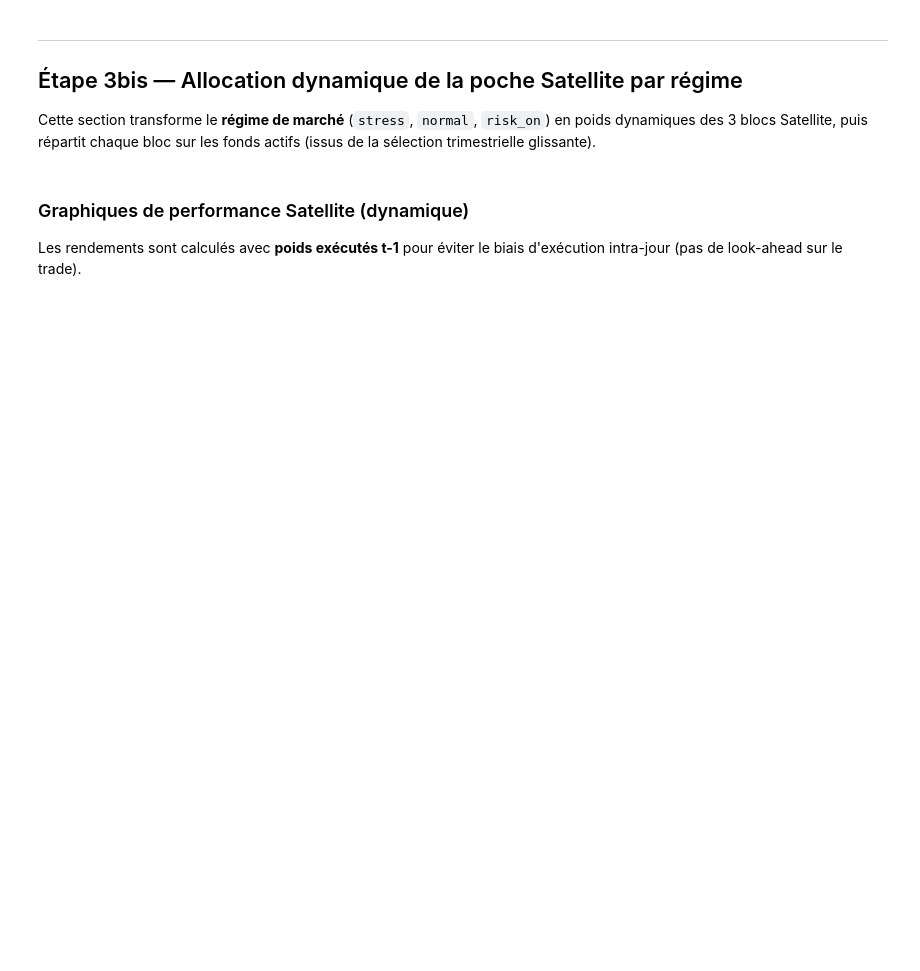
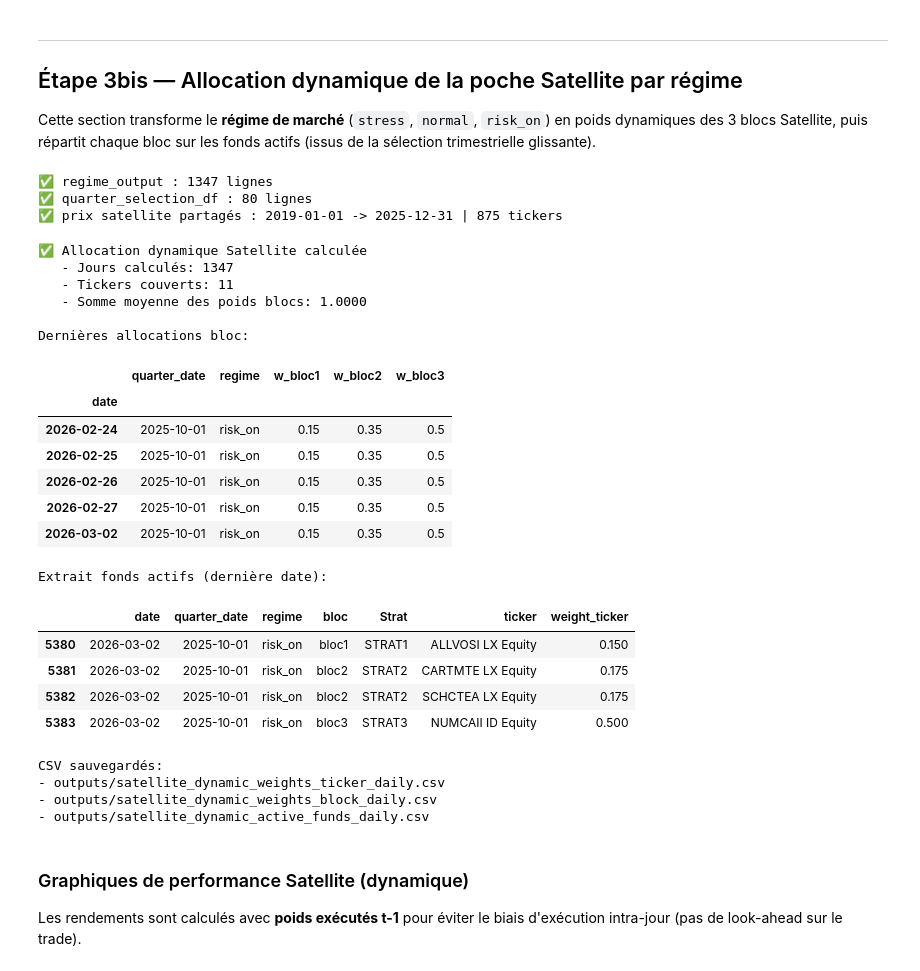
Before and after one commit to HUGO-ROCHA-MONDRAGON/Core_Satellite_Quant, a Jupyter notebook: main.ipynb, the cells around one changed output. Drawn from its saved outputs; the diff is of its cells as text; code cells hidden in the pictures; blank space fills up the shorter version.

Commit message:
avant clean

```diff
--- a/main.ipynb
+++ b/main.ipynb
@@ -87,7 +187,7 @@ for fig, title in [
 
 # 📌 PARAMÈTRES À MODIFIER PAR L'UTILISATEUR
 config_core = {
-    'selected_strategy': 'Efficient Vol 16%',      # Choix de la stratégie Core
+    'selected_strategy': 'Efficient Vol 17%',      # Choix de la stratégie Core
     'rebalance_frequency': 'annual',               # 'daily', 'weekly', 'monthly', 'quarterly', 'annual'
     'vol_window': '6m',                            # '6m' (126j) ou '1y' (252j)
 
@@ -2086,7 +2433,7 @@ if cols_f:
 
 Cette section transforme le **régime de marché** (`stress`, `normal`, `risk_on`) en poids dynamiques des 3 blocs Satellite, puis répartit chaque bloc sur les fonds actifs (issus de la sélection trimestrielle glissante).
 # %%
-# Validation de regime_output et quarter_selection_df avant l'allocation dynamique
+# Validation des entrées amont + cache partagé des prix satellite
 
 import pandas as pd
 
@@ -2096,8 +2443,35 @@ if 'regime_output' not in globals() or not isinstance(regime_output, pd.DataFram
 if 'quarter_selection_df' not in globals() or not isinstance(quarter_selection_df, pd.DataFrame) or quarter_selection_df.empty:
     raise RuntimeError('quarter_selection_df indisponible. Exécuter la cellule satellite pipeline.')
 
+if 'df_satellite_prices_all' not in globals() or not isinstance(df_satellite_prices_all, pd.DataFrame) or df_satellite_prices_all.empty:
+    raise RuntimeError(
+        'df_satellite_prices_all indisponible. Exécute d\'abord la cellule pipeline satellite qui charge les prix STRAT1/STRAT2/STRAT3.'
+    )
+
+SATELLITE_DATA_START = pd.Timestamp('2019-01-01')
+SATELLITE_DATA_END = pd.Timestamp('2025-12-31')
+
+SATELLITE_PRICES_SHARED = df_satellite_prices_all.copy().sort_index()
+SATELLITE_PRICES_SHARED.index = pd.DatetimeIndex(SATELLITE_PRICES_SHARED.index).tz_localize(None)
+SATELLITE_PRICES_SHARED = SATELLITE_PRICES_SHARED.loc[
+    (SATELLITE_PRICES_SHARED.index >= SATELLITE_DATA_START)
+    & (SATELLITE_PRICES_SHARED.index <= SATELLITE_DATA_END)
+].copy()
+
+if SATELLITE_PRICES_SHARED.empty:
+    raise RuntimeError('La fenêtre de prix satellite partagée est vide. Vérifie les dates de début/fin.')
+
 print(f'✅ regime_output : {len(regime_output)} lignes')
 print(f'✅ quarter_selection_df : {len(quarter_selection_df)} lignes')
+print(
+    '✅ prix satellite partagés : '
+    f"{SATELLITE_PRICES_SHARED.index.min().date()} -> {SATELLITE_PRICES_SHARED.index.max().date()} "
+    f"| {len(SATELLITE_PRICES_SHARED.columns)} tickers"
+)
+# %% [output]
+✅ regime_output : 1347 lignes
+✅ quarter_selection_df : 80 lignes
+✅ prix satellite partagés : 2019-01-01 -> 2025-12-31 | 875 tickers
 # %%
 # Allocation dynamique Satellite par régime + intégration des switches trimestriels
 
@@ -2109,8 +2483,8 @@ from pathlib import Path
 # 1) PARAMÈTRES MODULABLES (3 vecteurs de poids régime)
 # ---------------------------------------------------------------------
 REGIME_BLOCK_WEIGHTS = {
-    "stress":  {"bloc1": 0.50, "bloc2": 0.30, "bloc3": 0.20},
-    "normal":  {"bloc1": 0.30, "bloc2": 0.40, "bloc3": 0.30},
+    "stress": {"bloc1": 0.50, "bloc2": 0.30, "bloc3": 0.20},
+    "normal": {"bloc1": 0.30, "bloc2": 0.40, "bloc3": 0.30},
     "risk_on": {"bloc1": 0.15, "bloc2": 0.35, "bloc3": 0.50},
 }
 
@@ -2253,7 +2627,6 @@ def build_dynamic_satellite_weights(
     if len(q_dates) == 0:
         raise ValueError("quarterly_sel_df ne contient aucune quarter_date valide")
 
-    # Prépare la liste des tickers potentiels
     tickers_all = sorted(q["ticker"].unique().tolist())
     ticker_rows = []
     block_rows = []
@@ -2263,7 +2636,6 @@ def build_dynamic_satellite_weights(
         reg = _canonical_regime(regime_df.loc[d, "regime"])
         base_w = _normalize_block_weights(regime_block_weights.get(reg, regime_block_weights["normal"]))
 
-        # Dernière sélection trimestrielle connue à la date d
         eligible_q = q_dates[q_dates <= np.datetime64(d)]
         if len(eligible_q) == 0:
             continue
@@ -2271,13 +2643,11 @@ def build_dynamic_satellite_weights(
 
         q_active = q[q["quarter_date"] == qd].copy()
 
-        # Fonds actifs par bloc
         active_by_bloc = {
             b: q_active.loc[q_active["bloc"] == b, "ticker"].drop_duplicates().tolist()
             for b in ["bloc1", "bloc2", "bloc3"]
         }
 
-        # Ajustement si un bloc est vide
         adjusted_w = dict(base_w)
         missing_blocs = [b for b, funds in active_by_bloc.items() if len(funds) == 0]
         active_blocs = [b for b, funds in active_by_bloc.items() if len(funds) > 0]
@@ -2298,7 +2668,6 @@ def build_dynamic_satellite_weights(
 
         adjusted_w = _normalize_block_weights(adjusted_w)
 
-        # Poids ticker (equal weight intra-bloc)
         row_ticker = {"date": d}
         for t in tickers_all:
             row_ticker[t] = 0.0
@@ -2341,33 +2710,70 @@ def build_dynamic_satellite_weights(
 
     return weights_ticker_daily, block_weights_daily, active_funds_daily
 
 
 # ---------------------------------------------------------------------
 # 3) EXÉCUTION (variables mémoire)
 # ---------------------------------------------------------------------
 regime_daily = _load_regime_series(regime_output)
 quarterly_sel = _load_quarterly_selection(quarter_selection_df)
 
 weights_ticker_daily, block_weights_daily, active_funds_daily = build_dynamic_satellite_weights(
     regime_df=regime_daily,
     quarterly_sel_df=quarterly_sel,
     regime_block_weights=REGIME_BLOCK_WEIGHTS,
     missing_block_floor=MISSING_BLOCK_FLOOR,
 )
 
 print("✅ Allocation dynamique Satellite calculée")
 print(f"   - Jours calculés: {len(block_weights_daily)}")
 print(f"   - Tickers couverts: {weights_ticker_daily.shape[1] if not weights_ticker_daily.empty else 0}")
 print(f"   - Somme moyenne des poids blocs: {block_weights_daily[['w_bloc1','w_bloc2','w_bloc3']].sum(axis=1).mean():.4f}" if not block_weights_daily.empty else "   - Aucun poids bloc")
 
 if not block_weights_daily.empty:
     print("\nDernières allocations bloc:")
     display(block_weights_daily.tail(5))
 
 if not active_funds_daily.empty:
     print("\nExtrait fonds actifs (dernière date):")
     last_d = active_funds_daily["date"].max()
     display(active_funds_daily[active_funds_daily["date"] == last_d].sort_values(["bloc", "weight_ticker"], ascending=[True, False]))
+
+# ---------------------------------------------------------------------
+# 4) EXPORT CSV
+# ---------------------------------------------------------------------
+OUTDIR = Path("outputs")
+OUTDIR.mkdir(exist_ok=True)
+weights_ticker_daily.to_csv(OUTDIR / "satellite_dynamic_weights_ticker_daily.csv")
+block_weights_daily.to_csv(OUTDIR / "satellite_dynamic_weights_block_daily.csv")
+active_funds_daily.to_csv(OUTDIR / "satellite_dynamic_active_funds_daily.csv")
+print("\nCSV sauvegardés:")
+print("- outputs/satellite_dynamic_weights_ticker_daily.csv")
+print("- outputs/satellite_dynamic_weights_block_daily.csv")
+print("- outputs/satellite_dynamic_active_funds_daily.csv")
+# %% [output]
+✅ Allocation dynamique Satellite calculée
+   - Jours calculés: 1347
+   - Tickers couverts: 11
+   - Somme moyenne des poids blocs: 1.0000
+
+Dernières allocations bloc:
+|  | quarter_date | regime | w_bloc1 | w_bloc2 | w_bloc3 |
+| date |  |  |  |  |  |
+| 2026-02-24 | 2025-10-01 | risk_on | 0.15 | 0.35 | 0.5 |
+| 2026-02-25 | 2025-10-01 | risk_on | 0.15 | 0.35 | 0.5 |
+| 2026-02-26 | 2025-10-01 | risk_on | 0.15 | 0.35 | 0.5 |
+| 2026-02-27 | 2025-10-01 | risk_on | 0.15 | 0.35 | 0.5 |
+| 2026-03-02 | 2025-10-01 | risk_on | 0.15 | 0.35 | 0.5 |
+Extrait fonds actifs (dernière date):
+|  | date | quarter_date | regime | bloc | Strat | ticker | weight_ticker |
+| 5380 | 2026-03-02 | 2025-10-01 | risk_on | bloc1 | STRAT1 | ALLVOSI LX Equity | 0.150 |
+| 5381 | 2026-03-02 | 2025-10-01 | risk_on | bloc2 | STRAT2 | CARTMTE LX Equity | 0.175 |
+| 5382 | 2026-03-02 | 2025-10-01 | risk_on | bloc2 | STRAT2 | SCHCTEA LX Equity | 0.175 |
+| 5383 | 2026-03-02 | 2025-10-01 | risk_on | bloc3 | STRAT3 | NUMCAII ID Equity | 0.500 |
+CSV sauvegardés:
+- outputs/satellite_dynamic_weights_ticker_daily.csv
+- outputs/satellite_dynamic_weights_block_daily.csv
+- outputs/satellite_dynamic_active_funds_daily.csv
 # %% [markdown]
 ### Graphiques de performance Satellite (dynamique)
 
```
Also changed, not shown: parts of 25 cells of this notebook, 49 other files.
